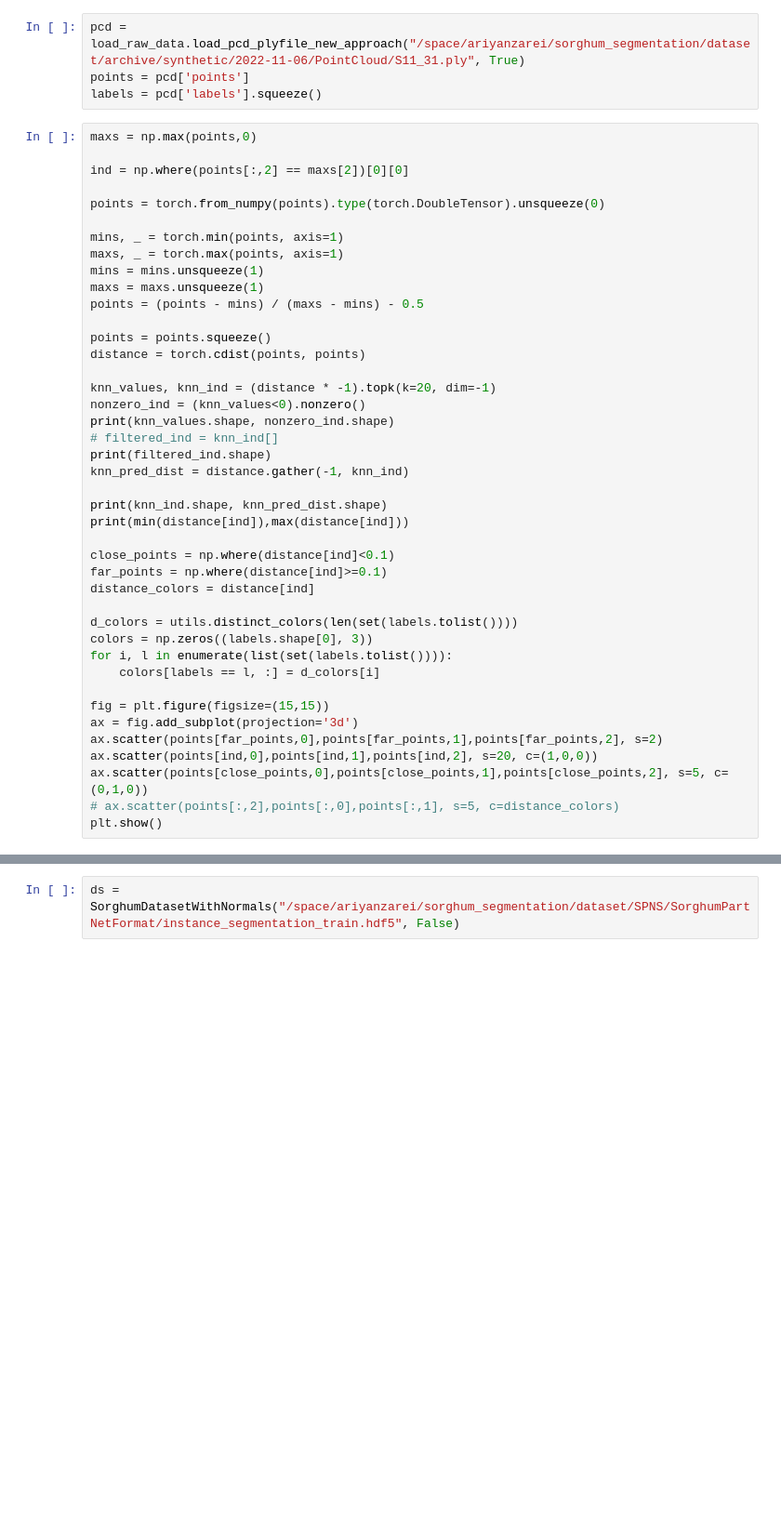
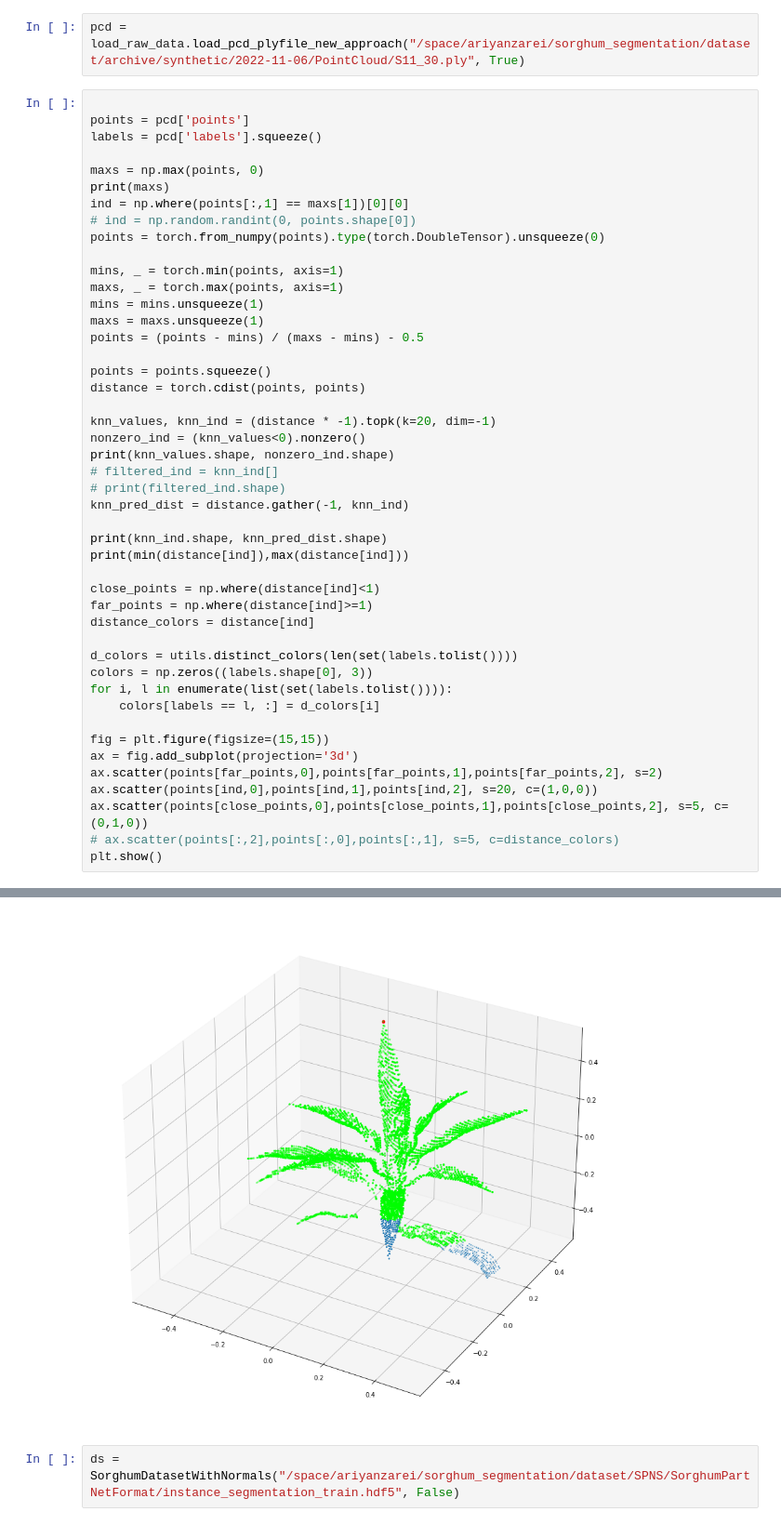
Before and after one commit to ariyanzri/PlantSegNet, a Jupyter notebook: notebooks/new_loss_function_test.ipynb, the cells around one changed output, grey strips where cells are left out. Shown at 93% size. Drawn from its saved outputs; the diff is of its cells as text; blank space fills up the shorter version.

```diff
--- a/notebooks/new_loss_function_test.ipynb
+++ b/notebooks/new_loss_function_test.ipynb
@@ -12,12 +16,14 @@ from models.datasets import SorghumDatasetWithNormals
 # %%
-pcd = load_raw_data.load_pcd_plyfile_new_approach("/space/ariyanzarei/sorghum_segmentation/dataset/archive/synthetic/2022-11-06/PointCloud/S11_31.ply", True)
-points = pcd['points']
-labels = pcd['labels'].squeeze()
+pcd = load_raw_data.load_pcd_plyfile_new_approach("/space/ariyanzarei/sorghum_segmentation/dataset/archive/synthetic/2022-11-06/PointCloud/S11_30.ply", True)
 # %%
-maxs = np.max(points,0)
 
-ind = np.where(points[:,2] == maxs[2])[0][0]
+points = pcd['points']
+labels = pcd['labels'].squeeze()
 
+maxs = np.max(points, 0)
+print(maxs)
+ind = np.where(points[:,1] == maxs[1])[0][0]
+# ind = np.random.randint(0, points.shape[0])
 points = torch.from_numpy(points).type(torch.DoubleTensor).unsqueeze(0)
 
 mins, _ = torch.min(points, axis=1)
@@ -33,14 +39,14 @@ knn_values, knn_ind = (distance * -1).topk(k=20, dim=-1)
 nonzero_ind = (knn_values<0).nonzero()
 print(knn_values.shape, nonzero_ind.shape)
 # filtered_ind = knn_ind[]
-print(filtered_ind.shape)
+# print(filtered_ind.shape)
 knn_pred_dist = distance.gather(-1, knn_ind)
 
 print(knn_ind.shape, knn_pred_dist.shape)
 print(min(distance[ind]),max(distance[ind]))
 
-close_points = np.where(distance[ind]<0.1)
-far_points = np.where(distance[ind]>=0.1)
+close_points = np.where(distance[ind]<1)
+far_points = np.where(distance[ind]>=1)
 distance_colors = distance[ind]
 
 d_colors = utils.distinct_colors(len(set(labels.tolist())))
@@ -55,3 +61,4 @@ ax.scatter(points[ind,0],points[ind,1],points[ind,2], s=20, c=(1,0,0))
 ax.scatter(points[close_points,0],points[close_points,1],points[close_points,2], s=5, c=(0,1,0))
 # ax.scatter(points[:,2],points[:,0],points[:,1], s=5, c=distance_colors)
 plt.show()
+# %% [output]
@@ -58,3 +71,4 @@ plt.show()
+[figure, added]
 # %%
 ds = SorghumDatasetWithNormals("/space/ariyanzarei/sorghum_segmentation/dataset/SPNS/SorghumPartNetFormat/instance_segmentation_train.hdf5", False)
 # %%
```
Also changed, not shown: parts of 4 cells of this notebook, 3 other files.
